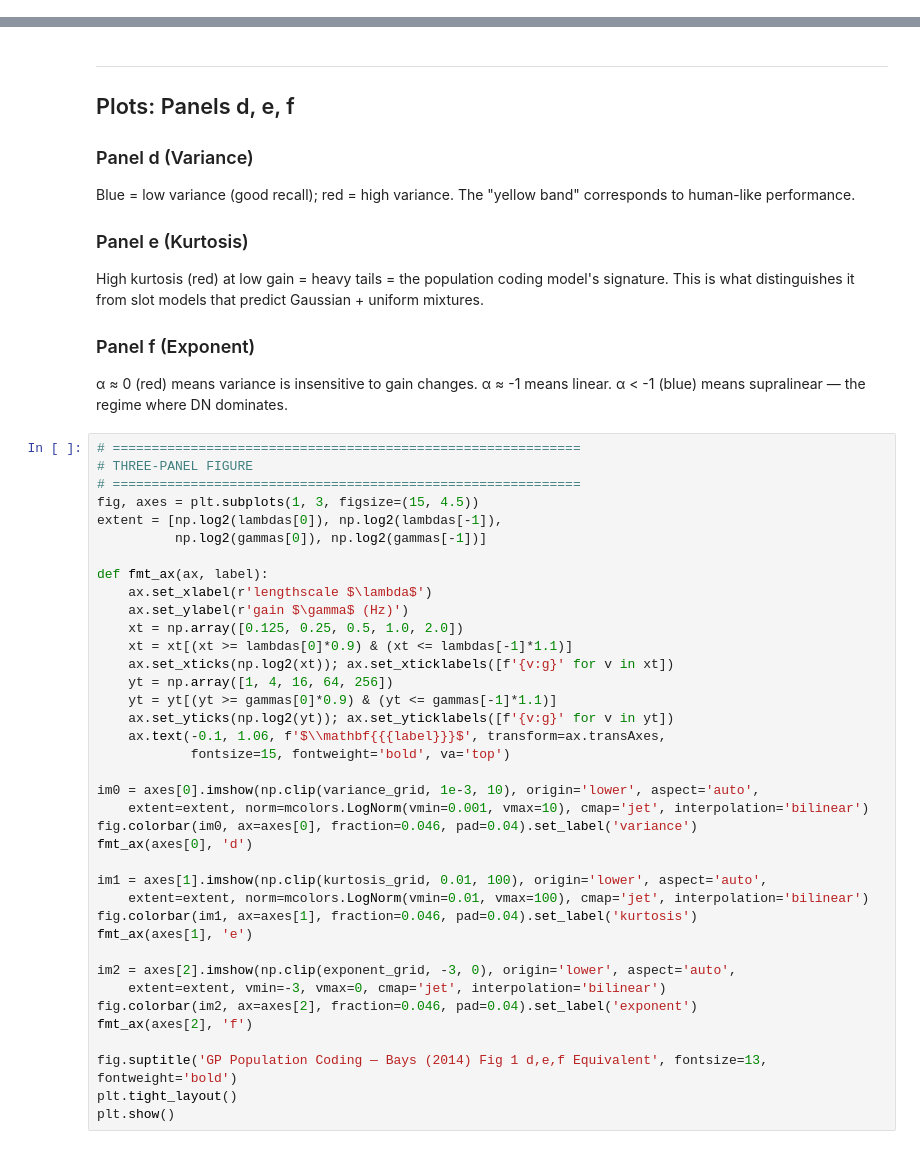
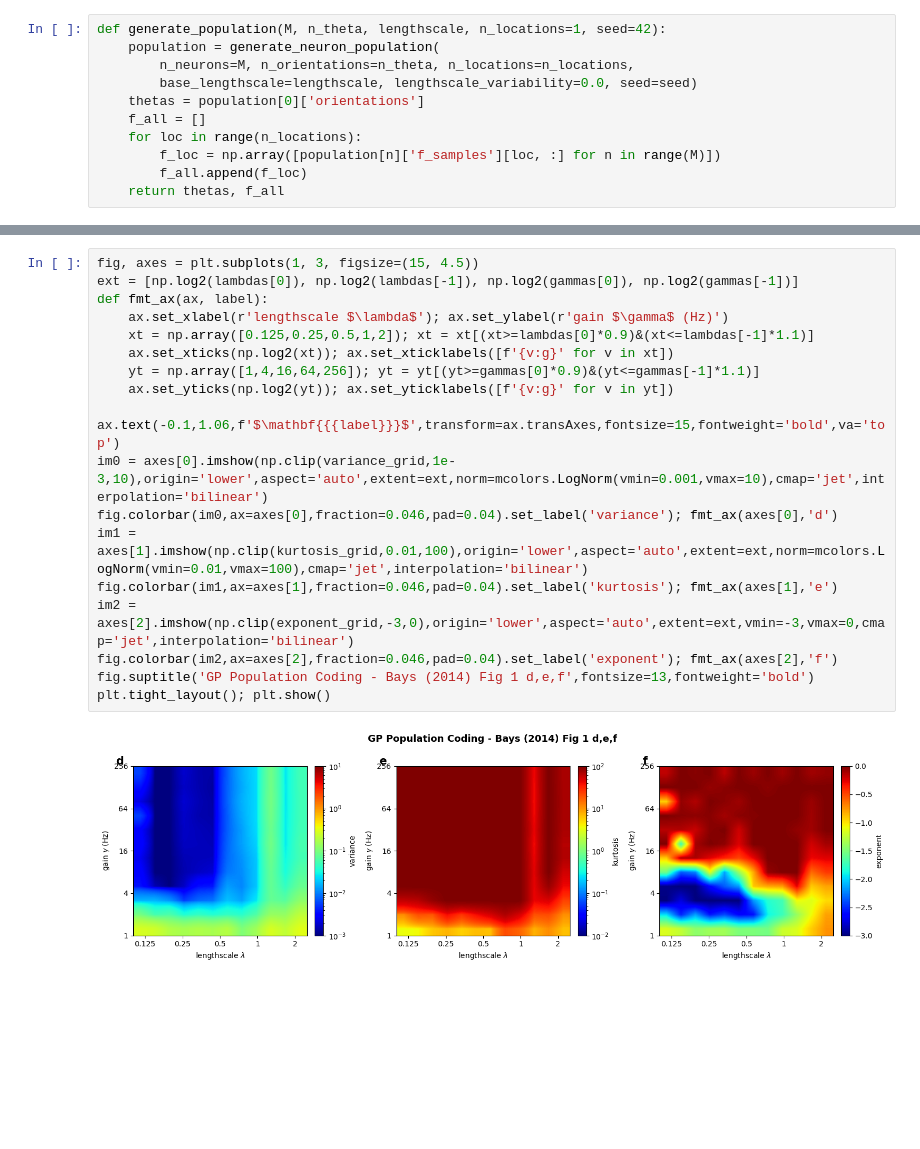
Before and after one commit to YashBit/cbl_cambridge_mphil_2025, a Jupyter notebook: equivalence_model_v0.1/experiments/bays_equivalence/bays_figure_1_notebook.ipynb, the cells around one changed output, grey strips where cells are left out. Drawn from its saved outputs; the diff is of its cells as text; blank space fills up the shorter version.

```diff
--- a/equivalence_model_v0.1/experiments/bays_equivalence/bays_figure_1_notebook.ipynb
+++ b/equivalence_model_v0.1/experiments/bays_equivalence/bays_figure_1_notebook.ipynb
@@ -29 +40,12 @@ across θ. We use the FULL Poisson log-likelihood (retaining the rate-penalty te
+# %%
+def generate_population(M, n_theta, lengthscale, n_locations=1, seed=42):
+    population = generate_neuron_population(
+        n_neurons=M, n_orientations=n_theta, n_locations=n_locations,
+        base_lengthscale=lengthscale, lengthscale_variability=0.0, seed=seed)
+    thetas = population[0]['orientations']
+    f_all = []
+    for loc in range(n_locations):
+        f_loc = np.array([population[n]['f_samples'][loc, :] for n in range(M)])
+        f_all.append(f_loc)
+    return thetas, f_all
 # %%
@@ -205,53 +110,20 @@ print(f"\nDone in {time.time()-t0:.1f}s")
-# %% [markdown]
----
-## Plots: Panels d, e, f
-
-### Panel d (Variance)
-Blue = low variance (good recall); red = high variance. The "yellow band" corresponds
-to human-like performance.
-
-### Panel e (Kurtosis)
-High kurtosis (red) at low gain = heavy tails = the population coding model's signature.
-This is what distinguishes it from slot models that predict Gaussian + uniform mixtures.
-
-### Panel f (Exponent)
-α ≈ 0 (red) means variance is insensitive to gain changes. α ≈ -1 means linear.
-α < -1 (blue) means supralinear — the regime where DN dominates.
 # %%
-# ============================================================
-# THREE-PANEL FIGURE
-# ============================================================
 fig, axes = plt.subplots(1, 3, figsize=(15, 4.5))
-extent = [np.log2(lambdas[0]), np.log2(lambdas[-1]),
-          np.log2(gammas[0]), np.log2(gammas[-1])]
-
+ext = [np.log2(lambdas[0]), np.log2(lambdas[-1]), np.log2(gammas[0]), np.log2(gammas[-1])]
 def fmt_ax(ax, label):
-    ax.set_xlabel(r'lengthscale $\lambda$')
-    ax.set_ylabel(r'gain $\gamma$ (Hz)')
-    xt = np.array([0.125, 0.25, 0.5, 1.0, 2.0])
-    xt = xt[(xt >= lambdas[0]*0.9) & (xt <= lambdas[-1]*1.1)]
+    ax.set_xlabel(r'lengthscale $\lambda$'); ax.set_ylabel(r'gain $\gamma$ (Hz)')
+    xt = np.array([0.125,0.25,0.5,1,2]); xt = xt[(xt>=lambdas[0]*0.9)&(xt<=lambdas[-1]*1.1)]
     ax.set_xticks(np.log2(xt)); ax.set_xticklabels([f'{v:g}' for v in xt])
-    yt = np.array([1, 4, 16, 64, 256])
-    yt = yt[(yt >= gammas[0]*0.9) & (yt <= gammas[-1]*1.1)]
+    yt = np.array([1,4,16,64,256]); yt = yt[(yt>=gammas[0]*0.9)&(yt<=gammas[-1]*1.1)]
     ax.set_yticks(np.log2(yt)); ax.set_yticklabels([f'{v:g}' for v in yt])
-    ax.text(-0.1, 1.06, f'$\\mathbf{{{label}}}$', transform=ax.transAxes,
-            fontsize=15, fontweight='bold', va='top')
-
-im0 = axes[0].imshow(np.clip(variance_grid, 1e-3, 10), origin='lower', aspect='auto',
-    extent=extent, norm=mcolors.LogNorm(vmin=0.001, vmax=10), cmap='jet', interpolation='bilinear')
-fig.colorbar(im0, ax=axes[0], fraction=0.046, pad=0.04).set_label('variance')
-fmt_ax(axes[0], 'd')
-
-im1 = axes[1].imshow(np.clip(kurtosis_grid, 0.01, 100), origin='lower', aspect='auto',
-    extent=extent, norm=mcolors.LogNorm(vmin=0.01, vmax=100), cmap='jet', interpolation='bilinear')
-fig.colorbar(im1, ax=axes[1], fraction=0.046, pad=0.04).set_label('kurtosis')
-fmt_ax(axes[1], 'e')
-
-im2 = axes[2].imshow(np.clip(exponent_grid, -3, 0), origin='lower', aspect='auto',
-    extent=extent, vmin=-3, vmax=0, cmap='jet', interpolation='bilinear')
-fig.colorbar(im2, ax=axes[2], fraction=0.046, pad=0.04).set_label('exponent')
-fmt_ax(axes[2], 'f')
-
-fig.suptitle('GP Population Coding — Bays (2014) Fig 1 d,e,f Equivalent', fontsize=13, fontweight='bold')
-plt.tight_layout()
-plt.show()
+    ax.text(-0.1,1.06,f'$\mathbf{{{label}}}$',transform=ax.transAxes,fontsize=15,fontweight='bold',va='top')
+im0 = axes[0].imshow(np.clip(variance_grid,1e-3,10),origin='lower',aspect='auto',extent=ext,norm=mcolors.LogNorm(vmin=0.001,vmax=10),cmap='jet',interpolation='bilinear')
+fig.colorbar(im0,ax=axes[0],fraction=0.046,pad=0.04).set_label('variance'); fmt_ax(axes[0],'d')
+im1 = axes[1].imshow(np.clip(kurtosis_grid,0.01,100),origin='lower',aspect='auto',extent=ext,norm=mcolors.LogNorm(vmin=0.01,vmax=100),cmap='jet',interpolation='bilinear')
+fig.colorbar(im1,ax=axes[1],fraction=0.046,pad=0.04).set_label('kurtosis'); fmt_ax(axes[1],'e')
+im2 = axes[2].imshow(np.clip(exponent_grid,-3,0),origin='lower',aspect='auto',extent=ext,vmin=-3,vmax=0,cmap='jet',interpolation='bilinear')
+fig.colorbar(im2,ax=axes[2],fraction=0.046,pad=0.04).set_label('exponent'); fmt_ax(axes[2],'f')
+fig.suptitle('GP Population Coding - Bays (2014) Fig 1 d,e,f',fontsize=13,fontweight='bold')
+plt.tight_layout(); plt.show()
+# %% [output]
+[figure, added]
```
Also changed, not shown: parts of 8 cells of this notebook, 14 other files.
